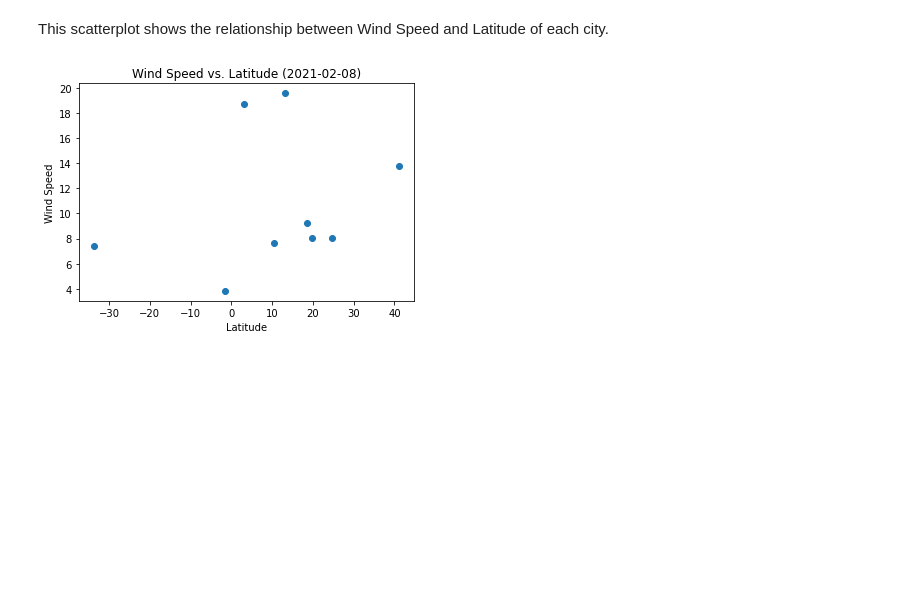
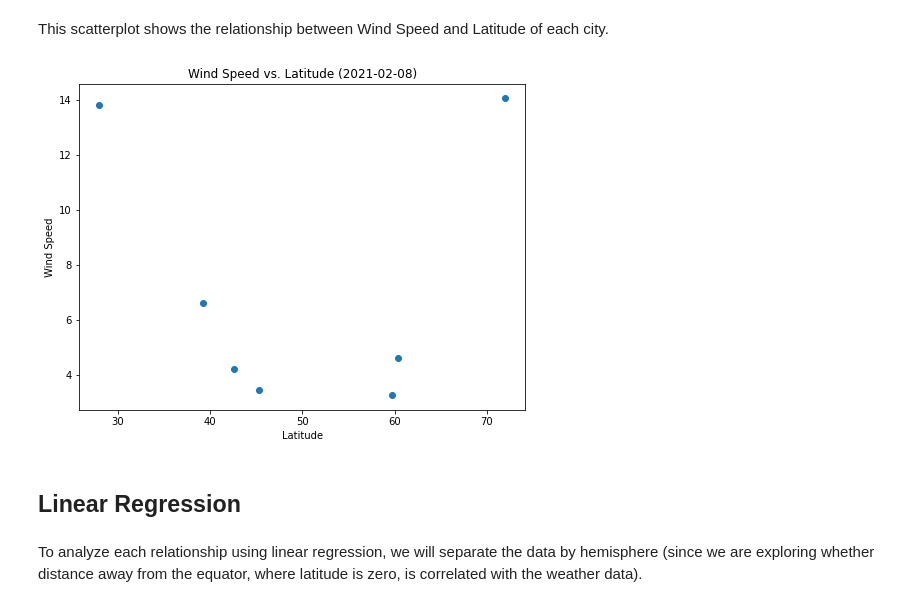
Before and after one commit to drbernal47/python-api-challenge, a Jupyter notebook: WeatherPy/WeatherPy.ipynb, the cells around one changed output. Cells and saved outputs as stored; diff of their text form; code cells hidden in the pictures; blank space fills up the shorter version.

```diff
--- a/WeatherPy/WeatherPy.ipynb
+++ b/WeatherPy/WeatherPy.ipynb
@@ -175,11 +190,16 @@ plt.show()
 # %% [markdown]
 This scatterplot shows the relationship between Wind Speed and Latitude of each city.
 # %%
-plt.scatter(weather_df["Latitude"],weather_df["Wind Speed (mph)"])
+x_values = north_df["Latitude"]
+y_values = north_df["Wind Speed (mph)"]
+
+plt.figure(figsize=(8,6))
+plt.scatter(x_values, y_values)
 plt.title(f'Wind Speed vs. Latitude ({retrieval_date})')
 plt.xlabel("Latitude")
 plt.ylabel("Wind Speed")
+
 plt.savefig("output_data/Wind_Speed_vs_Latitude.png")
 plt.show()
 # %% [output]
-[figure, old version]
+[figure, new version]
@@ -187,0 +206,4 @@ plt.show()
+# %% [markdown]
+## Linear Regression
+# %% [markdown]
+To analyze each relationship using linear regression, we will separate the data by hemisphere (since we are exploring whether distance away from the equator, where latitude is zero, is correlated with the weather data).
```
Also changed, not shown: parts of 11 cells of this notebook, 6 other files.
